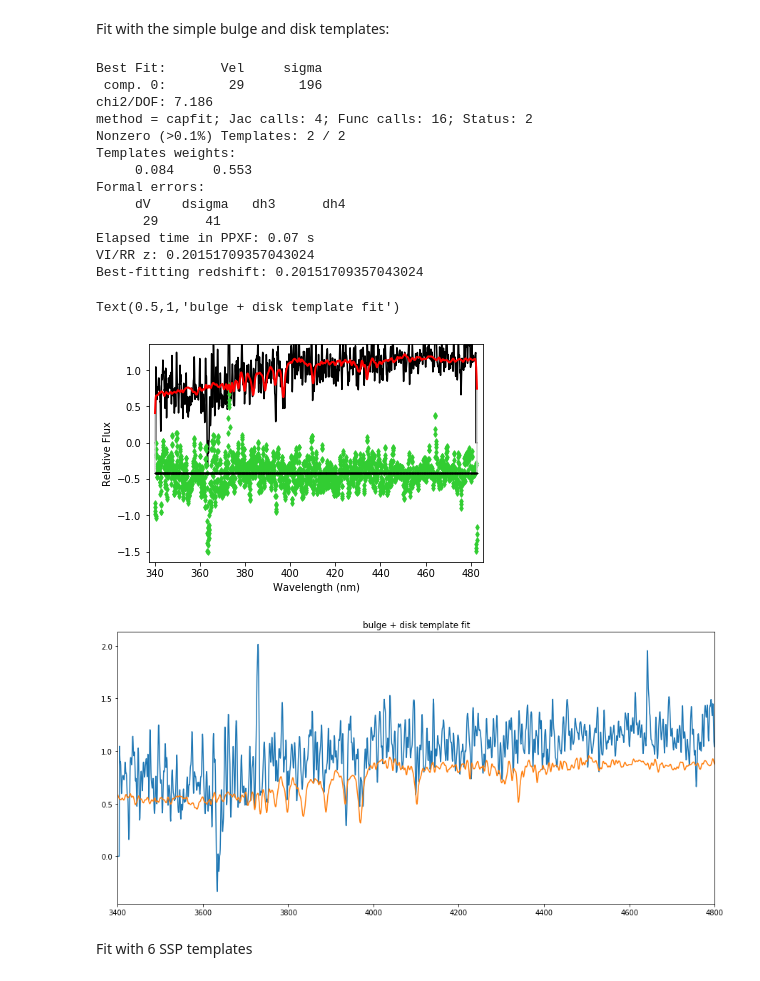
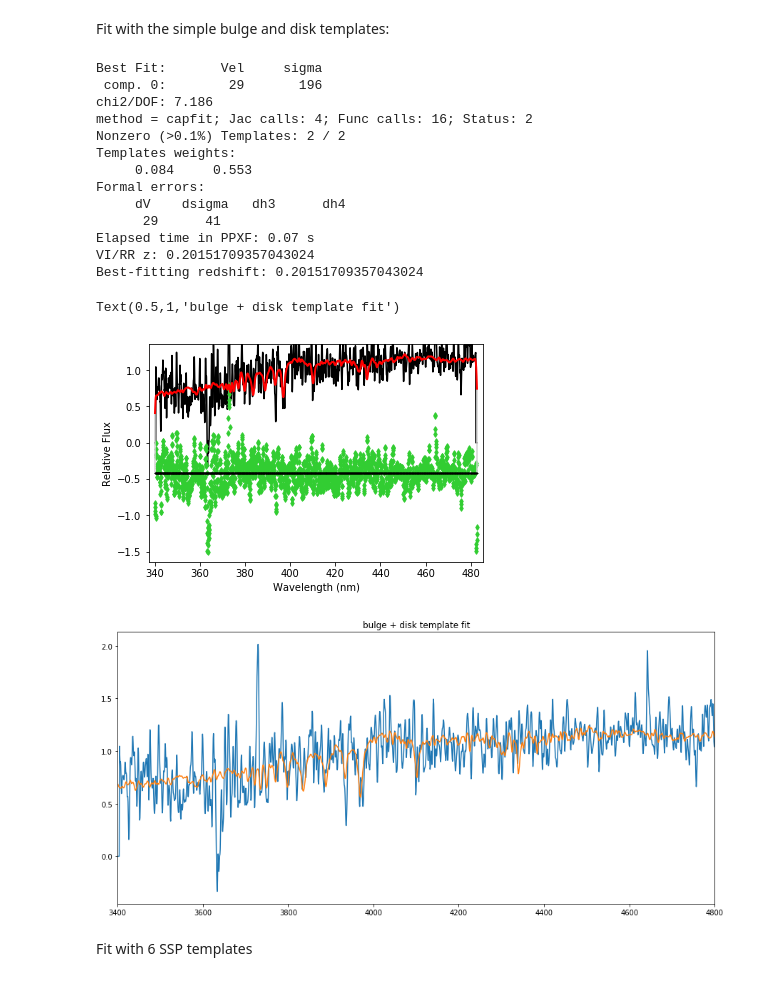
Before and after one commit to ritatojeiro/desi_gqp, a Jupyter notebook: nb/running_ppxf_on_andes.ipynb, the cells around one changed output. Saved outputs shown, nothing was run; the diff lists cells and outputs as text; code cells hidden in the pictures.

```diff
--- a/nb/running_ppxf_on_andes.ipynb
+++ b/nb/running_ppxf_on_andes.ipynb
@@ -303,8 +305,10 @@ imp.reload(my_utils)
 fwhm_temp = 3.0 #resolution of the Stelib library is around 3AA
 # %%
 #load simple disk + bulge models
+#Units of the disk + bulge templates are W/AA.
+
 imp.reload(my_utils)
-(loglam_temp, templates_simple) = my_utils.read_simple_templates(velscale_b,[lam_b[0], lam_b[-1]])
+(loglam_temp, templates_simple, norm) = my_utils.read_simple_templates(velscale_b,[lam_b[0], lam_b[-1]])
 lam_temp = np.exp(1)**loglam_temp
 print('wavelength range returned:', lam_temp[0], lam_temp[-1])
 print(np.shape(templates_simple))
@@ -400,35 +406,35 @@ print("     dV    dsigma   dh3      dh4")
 print("".join("%8.2g" % f for f in pp.error*np.sqrt(pp.chi2)))
 
 print('Elapsed time in PPXF: %.2f s' % (clock() - t))
 
 print('VI/RR z:', (redshift + 1)*(1 + pp.sol[0]/c) - 1)
 print('Best-fitting redshift:', (redshift + 1)*(1 + pp.sol[0]/c) - 1)
 
-bestfit = templates_simple @ pp.weights
+bestfit = templates_simple @ pp.weights + pp.apoly
 
 plt.figure(figsize=(15,7))
 
 plt.xlim(3400, 4800)
 plt.plot(lam_b, flux_b_conv)
 plt.plot(lam_b, bestfit)
 plt.title('bulge + disk template fit')
 # %% [output]
 Best Fit:       Vel     sigma
  comp. 0:        29       196
 chi2/DOF: 7.186
 method = capfit; Jac calls: 4; Func calls: 16; Status: 2
 Nonzero (>0.1%) Templates: 2 / 2
 Templates weights:
      0.084     0.553
 Formal errors:
      dV    dsigma   dh3      dh4
       29      41
 Elapsed time in PPXF: 0.07 s
 VI/RR z: 0.20151709357043024
 Best-fitting redshift: 0.20151709357043024
 Text(0.5,1,'bulge + disk template fit')
 [figure]
-[figure, old version]
+[figure, new version]
 # %% [markdown]
 Fit with 6 SSP templates
 # %%
```
Also changed, not shown: parts of 3 cells of this notebook, 1 other file.
